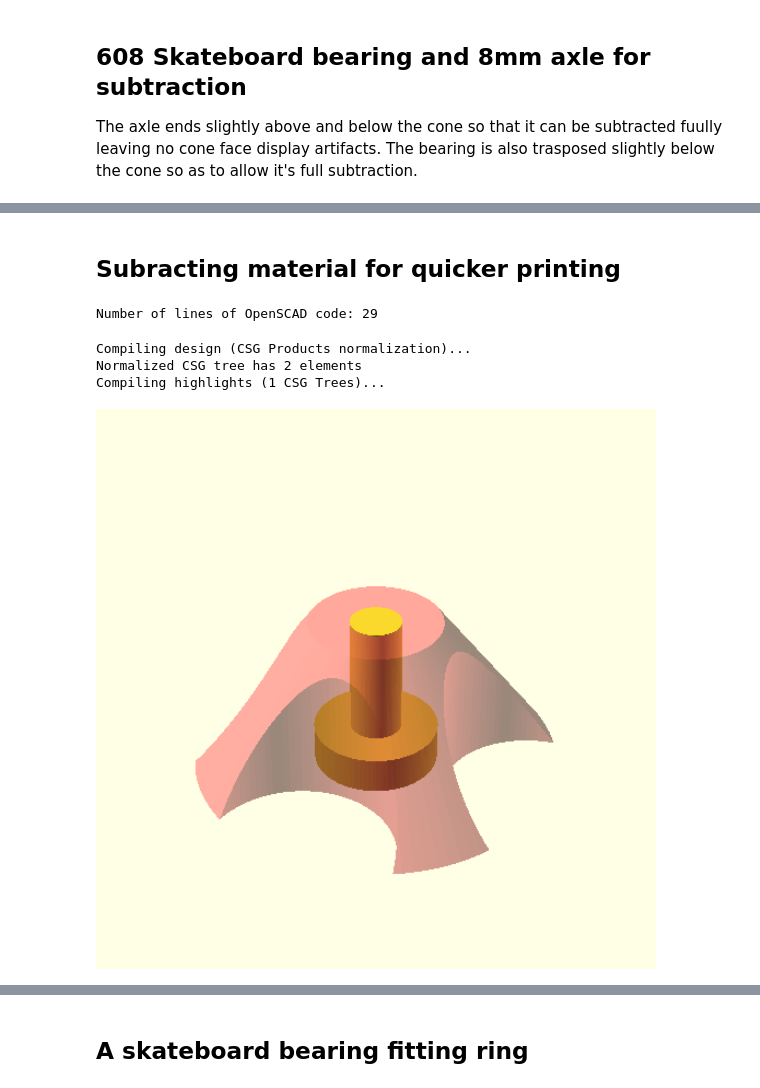
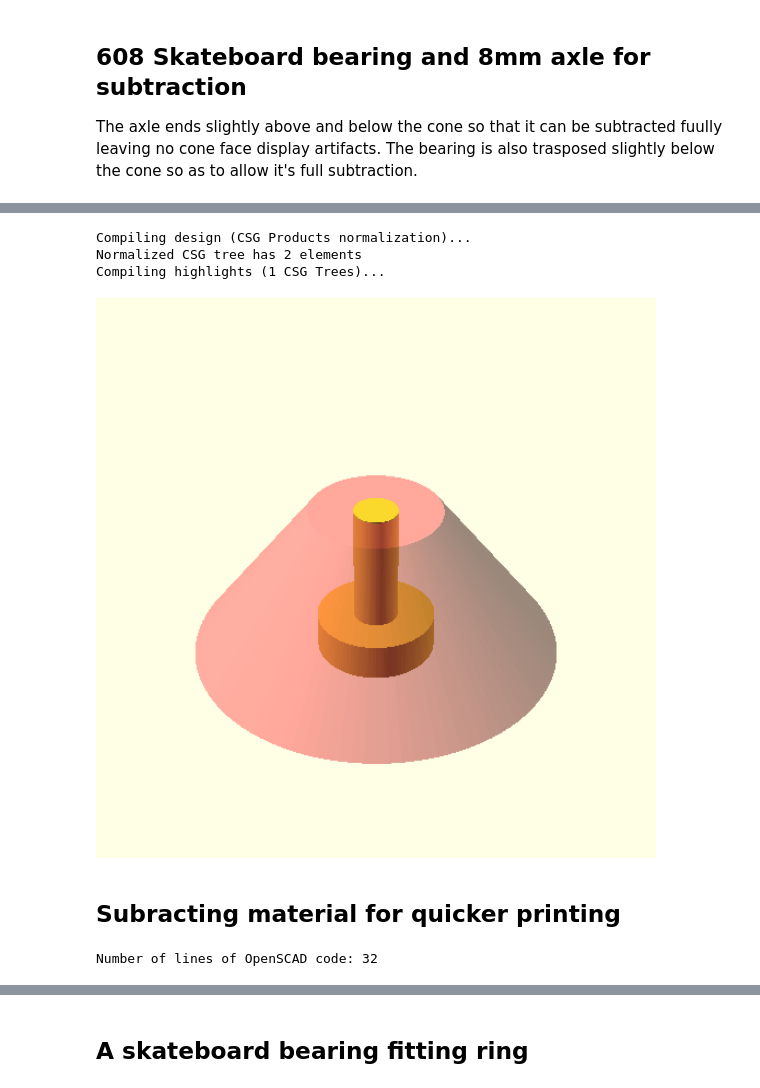
Before and after one commit to donnels/3d-objects, a Jupyter notebook: spoolholder.ipynb, the cells around one changed output, grey strips where cells are left out. Saved outputs shown, nothing was run; the diff lists cells and outputs as text; code cells hidden in the pictures.

```diff
--- a/spoolholder.ipynb
+++ b/spoolholder.ipynb
@@ -57,25 +53,27 @@ Compiling highlights (1 CSG Trees)...
+# %%
+%%display
+difference(){
+    #cone(coneH,coneDin,coneDout);
+    bearing(bearingH+.1,bearingD,printerRadTol);
+    axle(coneH+.2,axleD,printerRadTol);
+}
+bearing(bearingH+.1,bearingD,printerRadTol);
+axle(coneH+.2,axleD,printerRadTol);
+# %% [output]
+Compiling design (CSG Products normalization)...
+Normalized CSG tree has 2 elements
+Compiling highlights (1 CSG Trees)...
+[figure, added]
 # %% [markdown]
 ## Subracting material for quicker printing
 # %%
 
 //subtract for quicker print
-module removeCyls(){
+module removeCyls(bearingD,coneDout,coneH){
     translate([-((bearingD/2)+(coneDout/4)+4),0,-.1]) cylinder(h=coneH,r=coneDout/4);
     translate([+((bearingD/2)+(coneDout/4)+4),0,-.1]) cylinder(h=coneH,r=coneDout/4);
     translate([0,+((bearingD/2)+(coneDout/4)+4),-.1]) cylinder(h=coneH,r=coneDout/4);
     translate([0,-((bearingD/2)+(coneDout/4)+4),-.1]) cylinder(h=coneH,r=coneDout/4);
     }
 # %% [output]
-Number of lines of OpenSCAD code: 29
+Number of lines of OpenSCAD code: 32
-# %%
-%%display
-difference(){
-    #cone();
-    removeCyls();
-    }
-bearingEtc();
-# %% [output]
-Compiling design (CSG Products normalization)...
-Normalized CSG tree has 2 elements
-Compiling highlights (1 CSG Trees)...
-[figure, removed]
```
Also changed, not shown: parts of 13 cells of this notebook, 2 other files.
